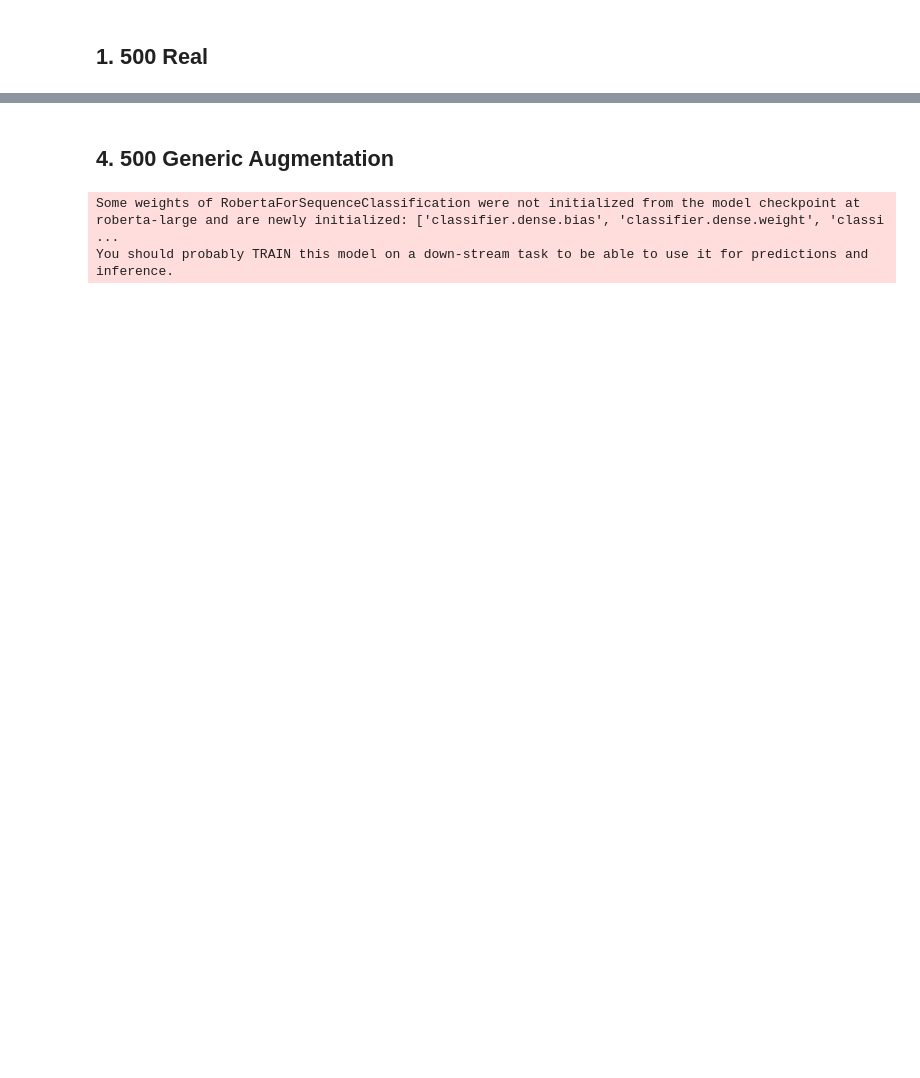
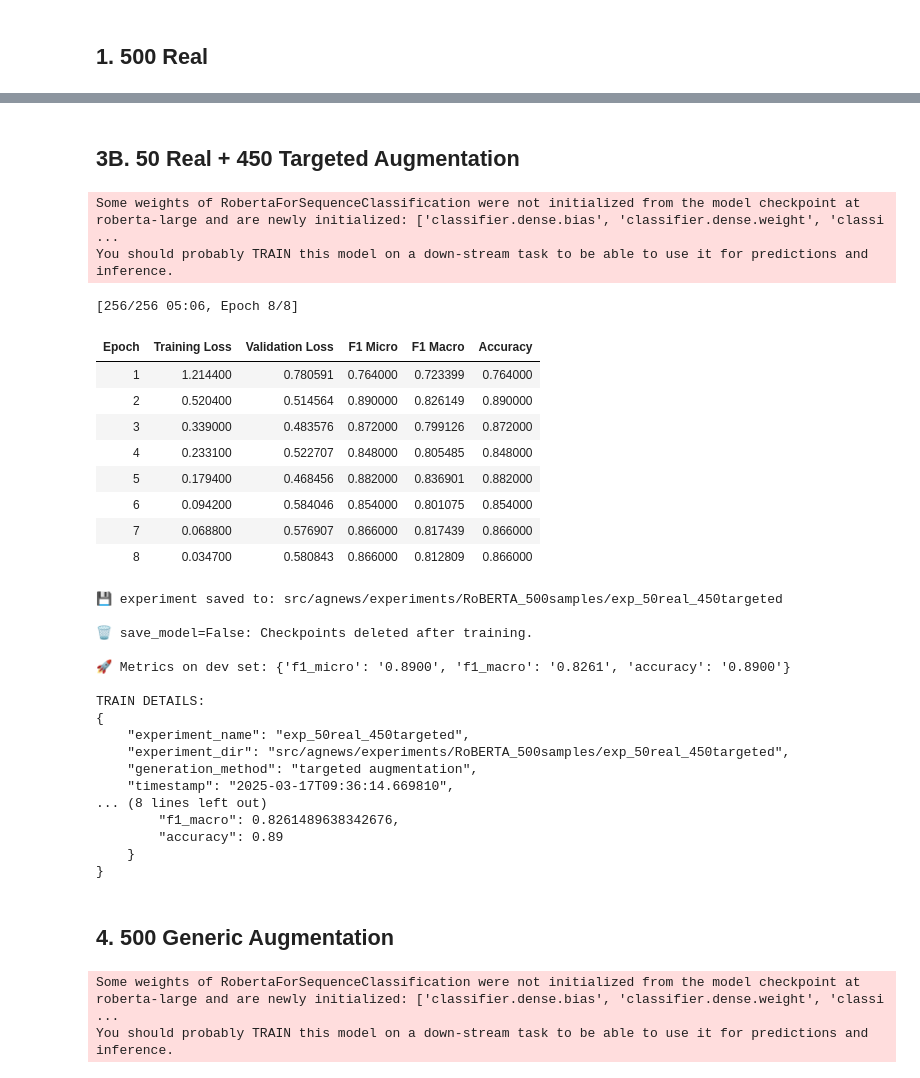
Before and after one commit to AlessandroGhiotto/thesis-nlp, a Jupyter notebook: src/agnews/run_multiclassRoBERTA_agnews.ipynb, the cells around one changed output, grey strips where cells are left out. Drawn from its saved outputs; the diff is of its cells as text; code cells hidden in the pictures; blank space fills up the shorter version.

```diff
--- a/src/agnews/run_multiclassRoBERTA_agnews.ipynb
+++ b/src/agnews/run_multiclassRoBERTA_agnews.ipynb
@@ -250,3 +268,57 @@ TRAIN DETAILS:
+# %% [markdown]
+## 3B. 50 Real + 450 Targeted Augmentation
+# %%
+name = "exp_50real_450targeted"
+train_details = main_multiclassRoBERTA(
+    real_df=real_train_df,
+    synth_df=syn_targeted_df, # Targeted Augmentation
+    dev_df=dev_df,
+    synth_ratio=0.9, # 50% of the data is synthetic
+    max_samples=500,
+    epochs=8,
+    batch_size=16,
+    output_dir=os.path.join(FOLDER_DIR, name),
+    log_dir=LOG_DIR,
+    generation_method="targeted augmentation",
+    save_model=False,
+    save_dataset=False,
+)
+print("\nTRAIN DETAILS:")
+print(json.dumps(train_details, indent=4))
+
+res = train_details["metrics_dev"]
+res["method"] = name.replace("exp_", "")
+results.append(res)
+# %% [output]
+Some weights of RobertaForSequenceClassification were not initialized from the model checkpoint at roberta-large and are newly initialized: ['classifier.dense.bias', 'classifier.dense.weight', 'classi ...
+You should probably TRAIN this model on a down-stream task to be able to use it for predictions and inference.
+[256/256 05:06, Epoch 8/8]
+| Epoch | Training Loss | Validation Loss | F1 Micro | F1 Macro | Accuracy |
+| 1 | 1.214400 | 0.780591 | 0.764000 | 0.723399 | 0.764000 |
+| 2 | 0.520400 | 0.514564 | 0.890000 | 0.826149 | 0.890000 |
+| 3 | 0.339000 | 0.483576 | 0.872000 | 0.799126 | 0.872000 |
+| 4 | 0.233100 | 0.522707 | 0.848000 | 0.805485 | 0.848000 |
+| 5 | 0.179400 | 0.468456 | 0.882000 | 0.836901 | 0.882000 |
+| 6 | 0.094200 | 0.584046 | 0.854000 | 0.801075 | 0.854000 |
+| 7 | 0.068800 | 0.576907 | 0.866000 | 0.817439 | 0.866000 |
+| 8 | 0.034700 | 0.580843 | 0.866000 | 0.812809 | 0.866000 |
+💾 experiment saved to: src/agnews/experiments/RoBERTA_500samples/exp_50real_450targeted
+
+🗑️ save_model=False: Checkpoints deleted after training.
+
+🚀 Metrics on dev set: {'f1_micro': '0.8900', 'f1_macro': '0.8261', 'accuracy': '0.8900'}
+
+TRAIN DETAILS:
+{
+    "experiment_name": "exp_50real_450targeted",
+    "experiment_dir": "src/agnews/experiments/RoBERTA_500samples/exp_50real_450targeted",
+    "generation_method": "targeted augmentation",
+    "timestamp": "2025-03-17T09:36:14.669810",
+... (8 lines left out)
+        "f1_macro": 0.8261489638342676,
+        "accuracy": 0.89
+    }
+}
 # %% [markdown]
 ## 4. 500 Generic Augmentation
 # %%
```
Also changed, not shown: parts of 13 cells of this notebook, 6 other files.
